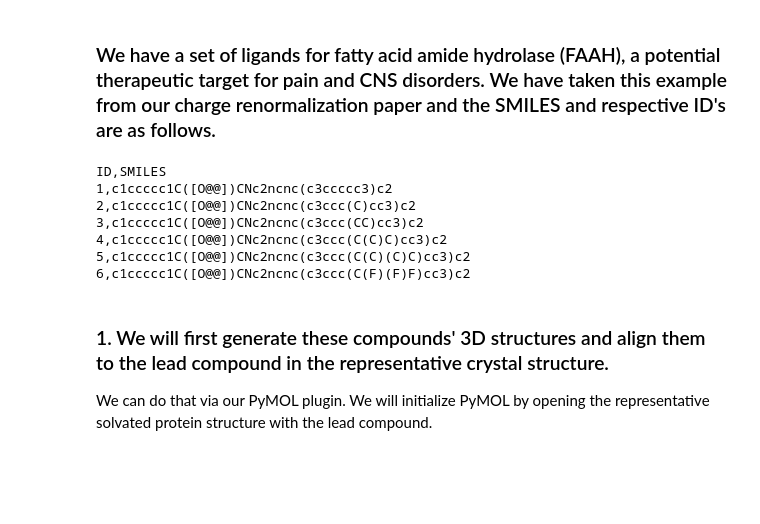
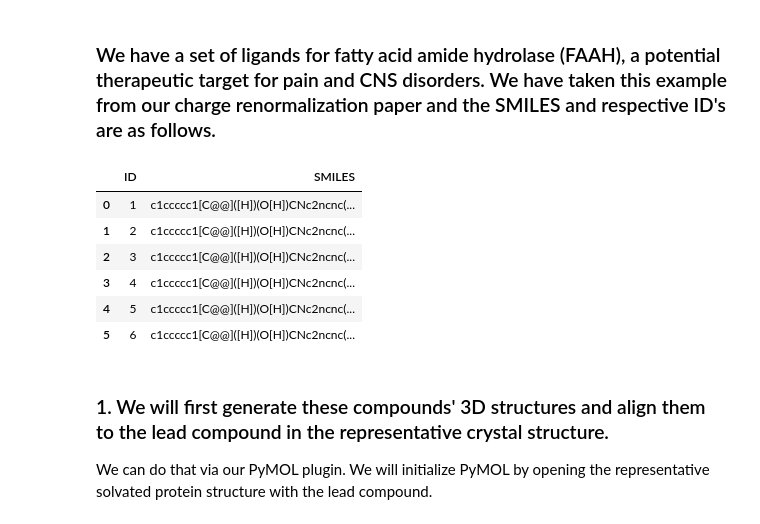
Before and after one commit to BrooksResearchGroup-UM/MSLD-Workshop, a Jupyter notebook: 4msld-py-prep/faah_prep/MSLD_Py_Prep.ipynb, the cells around one changed output. Cells and saved outputs as stored; diff of their text form; code cells hidden in the pictures; blank space fills up the shorter version.

```diff
--- a/4msld-py-prep/faah_prep/MSLD_Py_Prep.ipynb
+++ b/4msld-py-prep/faah_prep/MSLD_Py_Prep.ipynb
@@ -67,15 +66,16 @@ In a prospective MSLD small-molecule/protein binding study, one usually starts o
 # %% [markdown]
 ### We have a set of ligands for fatty acid amide hydrolase (FAAH), a potential therapeutic target for pain and CNS disorders. We have taken this example from our charge renormalization paper and the SMILES and respective ID's are as follows.
 # %%
-!cat faah_ligands.csv
+import pandas as pd
+pd.read_csv('faah_ligands.csv')
 # %% [output]
-ID,SMILES
-1,c1ccccc1C([O@@])CNc2ncnc(c3ccccc3)c2
-2,c1ccccc1C([O@@])CNc2ncnc(c3ccc(C)cc3)c2
-3,c1ccccc1C([O@@])CNc2ncnc(c3ccc(CC)cc3)c2
-4,c1ccccc1C([O@@])CNc2ncnc(c3ccc(C(C)C)cc3)c2
-5,c1ccccc1C([O@@])CNc2ncnc(c3ccc(C(C)(C)C)cc3)c2
-6,c1ccccc1C([O@@])CNc2ncnc(c3ccc(C(F)(F)F)cc3)c2
+|  | ID | SMILES |
+| 0 | 1 | c1ccccc1[C@@]([H])(O[H])CNc2ncnc(... |
+| 1 | 2 | c1ccccc1[C@@]([H])(O[H])CNc2ncnc(... |
+| 2 | 3 | c1ccccc1[C@@]([H])(O[H])CNc2ncnc(... |
+| 3 | 4 | c1ccccc1[C@@]([H])(O[H])CNc2ncnc(... |
+| 4 | 5 | c1ccccc1[C@@]([H])(O[H])CNc2ncnc(... |
+| 5 | 6 | c1ccccc1[C@@]([H])(O[H])CNc2ncnc(... |
 # %% [markdown]
 ### 1. We will first generate these compounds' 3D structures and align them to the lead compound in the representative crystal structure.
 We can do that via our PyMOL plugin. We will initialize PyMOL by opening the representative solvated protein structure with the lead compound.
```
Also changed, not shown: parts of 16 cells of this notebook.
